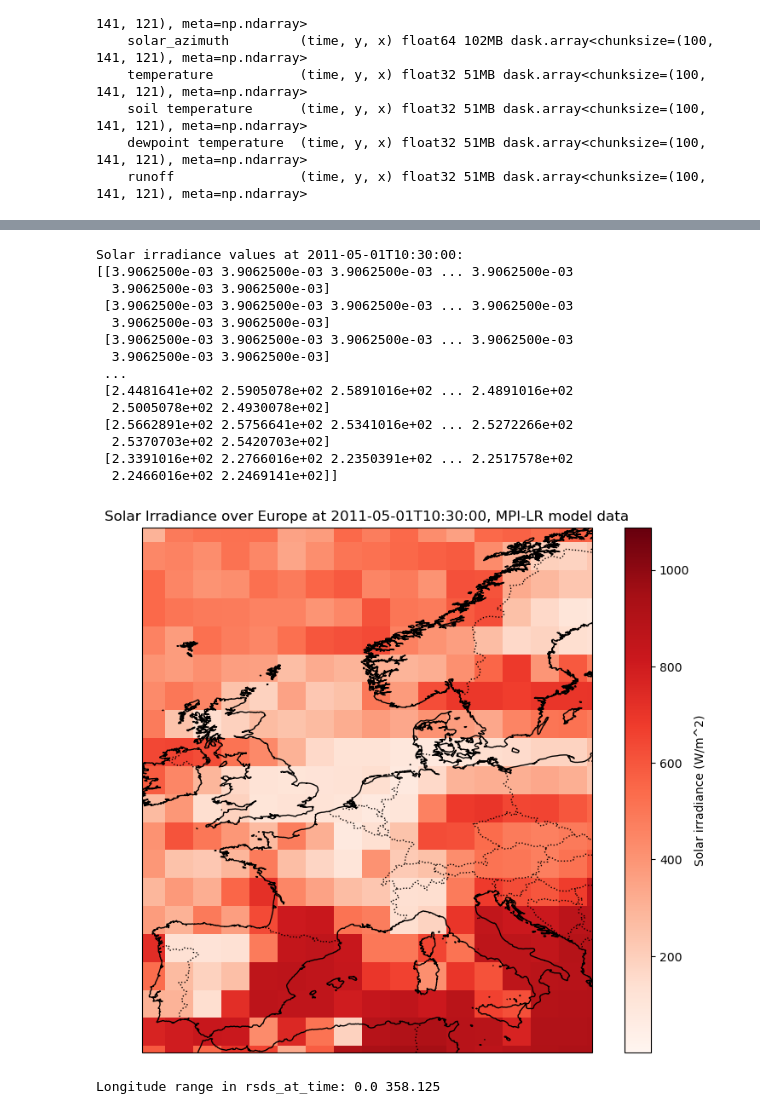
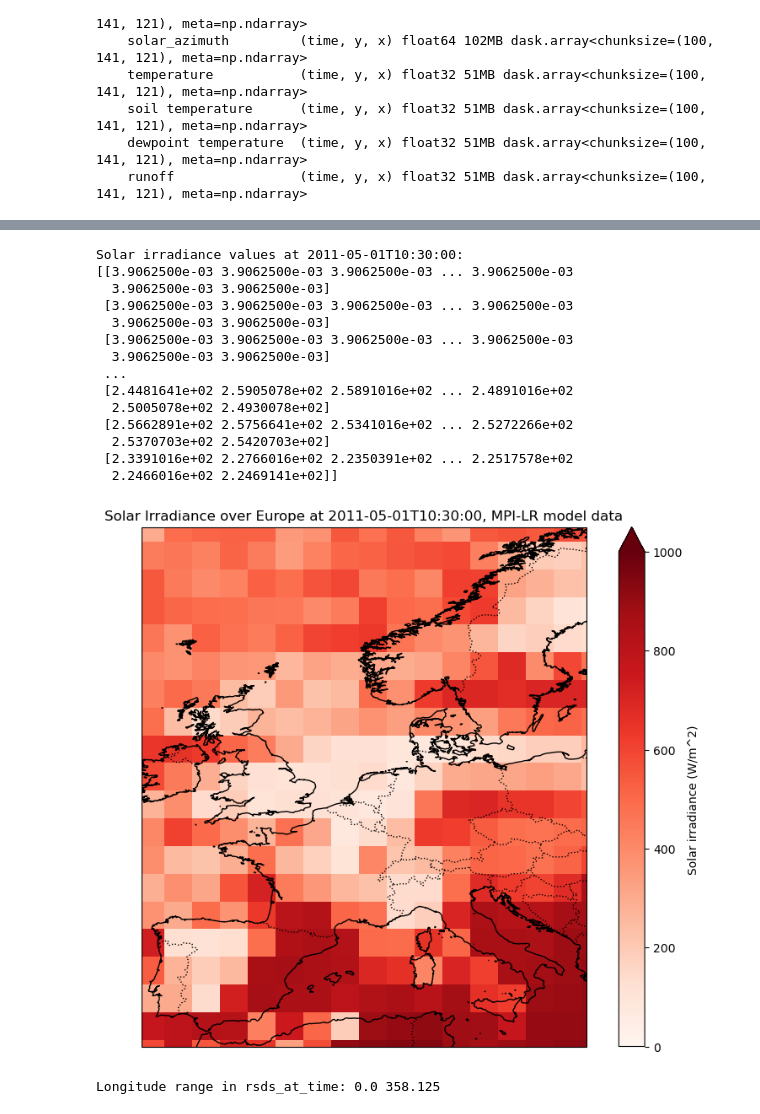
Before and after one commit to martabresco/Climate-Change-Impacted-Solar-Energy-Generation, a Jupyter notebook: data_visualisation_modified.ipynb, the cells around one changed output, grey strips where cells are left out. Saved outputs shown, nothing was run; the diff lists cells and outputs as text; code cells hidden in the pictures.

```diff
--- a/data_visualisation_modified.ipynb
+++ b/data_visualisation_modified.ipynb
@@ -213,41 +216,43 @@ fig, ax = plt.subplots(figsize=(10, 8), subplot_kw={'projection': ccrs.PlateCarr
 rsds_at_time.plot(
     ax=ax,
     transform=ccrs.PlateCarree(),
-    cmap='Reds',  # Red color scale for solar irradiance
+    cmap='Reds',
+    vmin=0,  # Minimum value of the color scale
+    vmax=1000, # Red color scale for solar irradiance
     cbar_kwargs={'label': 'Solar irradiance (W/m^2)'}
 )
 
 # Add map features for context
 ax.coastlines(resolution='10m', linewidth=1)
 ax.add_feature(cfeature.BORDERS, linestyle=':')
 ax.add_feature(cfeature.LAND, facecolor='lightgray')
 ax.add_feature(cfeature.OCEAN, facecolor='white')
 
 # Set extent to Europe
 ax.set_extent([-10, 20, 35, 70], crs=ccrs.PlateCarree())
 
 # Add title and labels
 plt.title(f'Solar Irradiance over Europe at {specific_time}, MPI-LR model data')
 plt.xlabel('Longitude')
 plt.ylabel('Latitude')
 
 plt.show()
 # %% [output]
 Solar irradiance values at 2011-05-01T10:30:00:
 [[3.9062500e-03 3.9062500e-03 3.9062500e-03 ... 3.9062500e-03
   3.9062500e-03 3.9062500e-03]
  [3.9062500e-03 3.9062500e-03 3.9062500e-03 ... 3.9062500e-03
   3.9062500e-03 3.9062500e-03]
  [3.9062500e-03 3.9062500e-03 3.9062500e-03 ... 3.9062500e-03
   3.9062500e-03 3.9062500e-03]
  ...
  [2.4481641e+02 2.5905078e+02 2.5891016e+02 ... 2.4891016e+02
   2.5005078e+02 2.4930078e+02]
  [2.5662891e+02 2.5756641e+02 2.5341016e+02 ... 2.5272266e+02
   2.5370703e+02 2.5420703e+02]
  [2.3391016e+02 2.2766016e+02 2.2350391e+02 ... 2.2517578e+02
   2.2466016e+02 2.2469141e+02]]
-[figure, old version]
+[figure, new version]
 # %%
 rsds = dataset['rsds']  # Ensure 'rsds' has the 'time' dimension
 # %%
```
Also changed, not shown: parts of 3 cells of this notebook, 18 other files.
